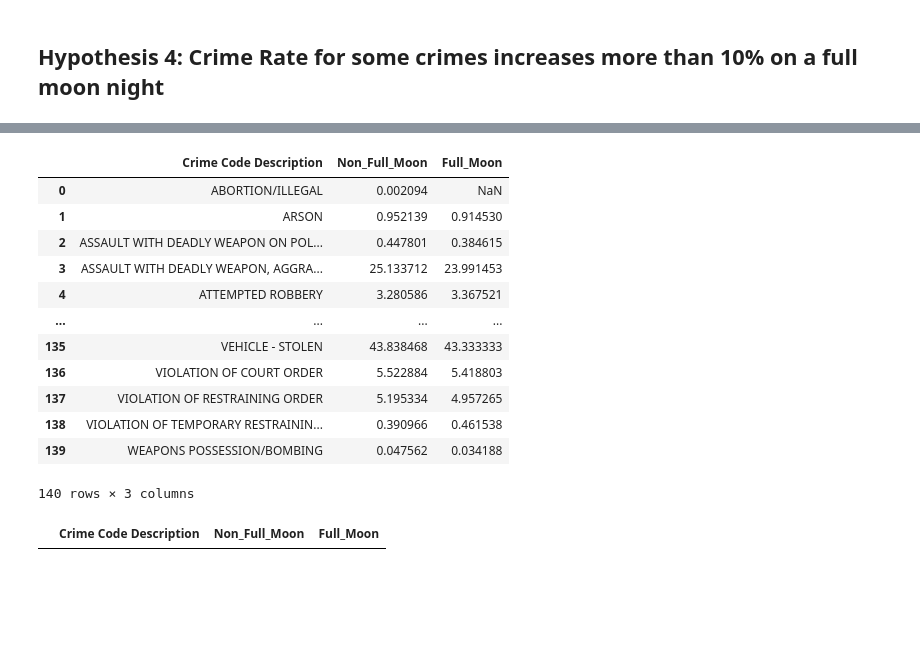
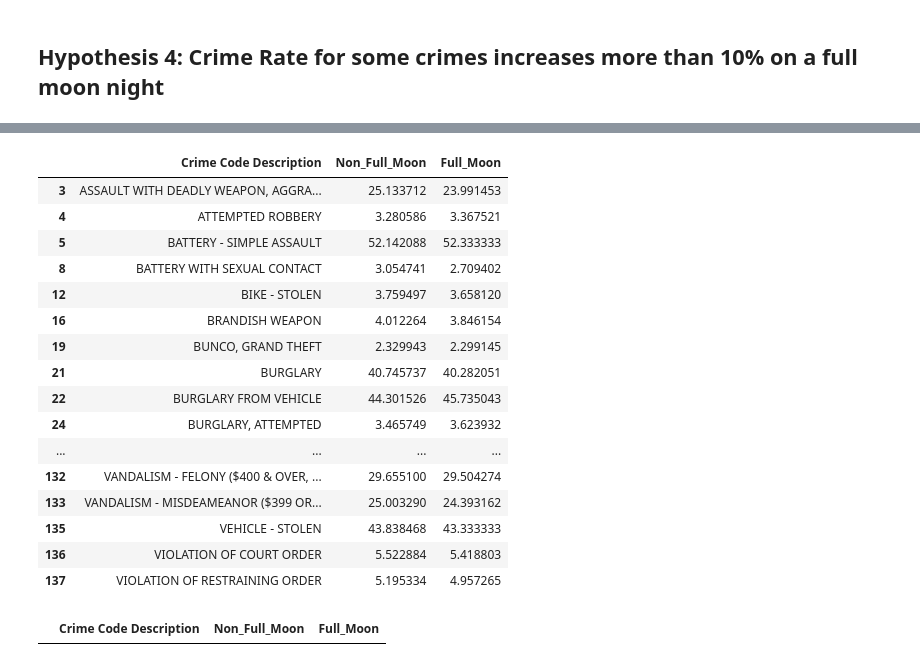
Before and after one commit to harsh-bat/2021_Spring_finals, a Jupyter notebook: Final.ipynb, the cells around one changed output, grey strips where cells are left out. Cells and saved outputs as stored; diff of their text form; code cells hidden in the pictures; blank space fills up the shorter version.

```diff
--- a/Final.ipynb
+++ b/Final.ipynb
@@ -84,5 +84,5 @@ crime_income['Amount'].corr(crime_income['Crime Rate per 1k'])
 # %% [markdown]
 ## Hypothesis 3: Crime Rate for some crimes decreases more than 10% during daylight savings time
 # %%
-crime_data = crime_data.merge(was_dst_df, left_on='Crime Date', right_on='Date', how='left')
+crime_data_dst = crime_data.merge(was_dst_df, left_on='Crime Date', right_on='Date', how='left')
 # %%
@@ -132,22 +112,3 @@ crime_data['Full_Moon'] = crime_data['Crime Date'].apply(lambda x: x in moon_dat
 pd.DataFrame(crime_data.groupby(['Full_Moon']).size() / crime_data.groupby('Full_Moon')['Crime Date'].nunique(), columns=['Daily Crime Rate']).plot.bar()
 # %% [output]
 [interactive output not drawn]
-# %%
-crime_rates_moon = pd.DataFrame(crime_data.groupby(['Full_Moon', 'Crime Code Description',]).size() / crime_data.groupby('Full_Moon')['Crime Date'].nunique() , columns=['Crime rate per day']).reset_index()
-crime_rates_moon  = crime_rates_moon.pivot(columns='Full_Moon', values='Crime rate per day', index='Crime Code Description').reset_index()
-crime_rates_moon.columns=['Crime Code Description', 'Non_Full_Moon', 'Full_Moon']
-crime_rates_moon
-# %% [output]
-|  | Crime Code Description | Non_Full_Moon | Full_Moon |
-| 0 | ABORTION/ILLEGAL | 0.002094 | NaN |
-| 1 | ARSON | 0.952139 | 0.914530 |
-| 2 | ASSAULT WITH DEADLY WEAPON ON POL... | 0.447801 | 0.384615 |
-| 3 | ASSAULT WITH DEADLY WEAPON, AGGRA... | 25.133712 | 23.991453 |
-| 4 | ATTEMPTED ROBBERY | 3.280586 | 3.367521 |
-| ... | ... | ... | ... |
-| 135 | VEHICLE - STOLEN | 43.838468 | 43.333333 |
-| 136 | VIOLATION OF COURT ORDER | 5.522884 | 5.418803 |
-| 137 | VIOLATION OF RESTRAINING ORDER | 5.195334 | 4.957265 |
-| 138 | VIOLATION OF TEMPORARY RESTRAININ... | 0.390966 | 0.461538 |
-| 139 | WEAPONS POSSESSION/BOMBING | 0.047562 | 0.034188 |
-140 rows × 3 columns
@@ -156,3 +115,23 @@ crime_rates_moon = crime_rates_moon[(crime_rates_moon['Non_Full_Moon'] > 2) | (c
+# %%
+crime_rates_moon = crime_vs_moon(crime_data)
+# %% [output]
+|  | Crime Code Description | Non_Full_Moon | Full_Moon |
+| 3 | ASSAULT WITH DEADLY WEAPON, AGGRA... | 25.133712 | 23.991453 |
+| 4 | ATTEMPTED ROBBERY | 3.280586 | 3.367521 |
+| 5 | BATTERY - SIMPLE ASSAULT | 52.142088 | 52.333333 |
+| 8 | BATTERY WITH SEXUAL CONTACT | 3.054741 | 2.709402 |
+| 12 | BIKE - STOLEN | 3.759497 | 3.658120 |
+| 16 | BRANDISH WEAPON | 4.012264 | 3.846154 |
+| 19 | BUNCO, GRAND THEFT | 2.329943 | 2.299145 |
+| 21 | BURGLARY | 40.745737 | 40.282051 |
+| 22 | BURGLARY FROM VEHICLE | 44.301526 | 45.735043 |
+| 24 | BURGLARY, ATTEMPTED | 3.465749 | 3.623932 |
+| ... | ... | ... | ... |
+| 132 | VANDALISM - FELONY ($400 & OVER, ... | 29.655100 | 29.504274 |
+| 133 | VANDALISM - MISDEAMEANOR ($399 OR... | 25.003290 | 24.393162 |
+| 135 | VEHICLE - STOLEN | 43.838468 | 43.333333 |
+| 136 | VIOLATION OF COURT ORDER | 5.522884 | 5.418803 |
+| 137 | VIOLATION OF RESTRAINING ORDER | 5.195334 | 4.957265 |
 # %%
 high_on_fm = crime_rates_moon[crime_rates_moon['Full_Moon'] > 1.1*crime_rates_moon['Non_Full_Moon']]
 high_on_fm
```
Also changed, not shown: parts of 6 cells of this notebook, 2 other files.
